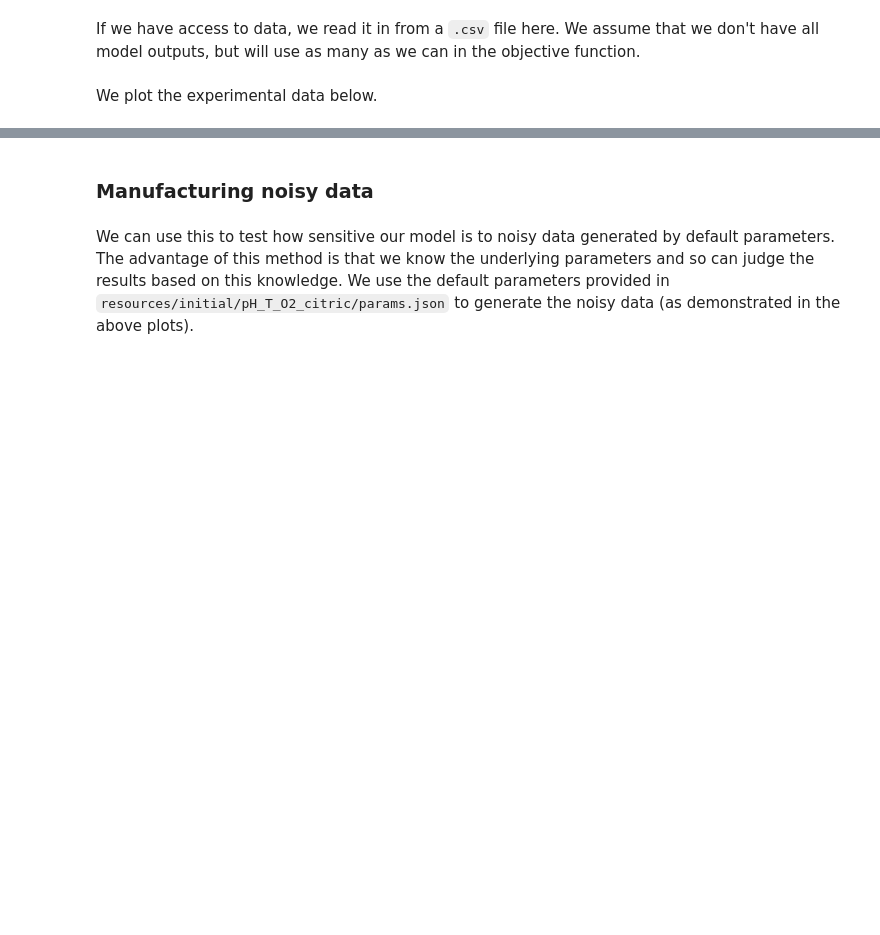
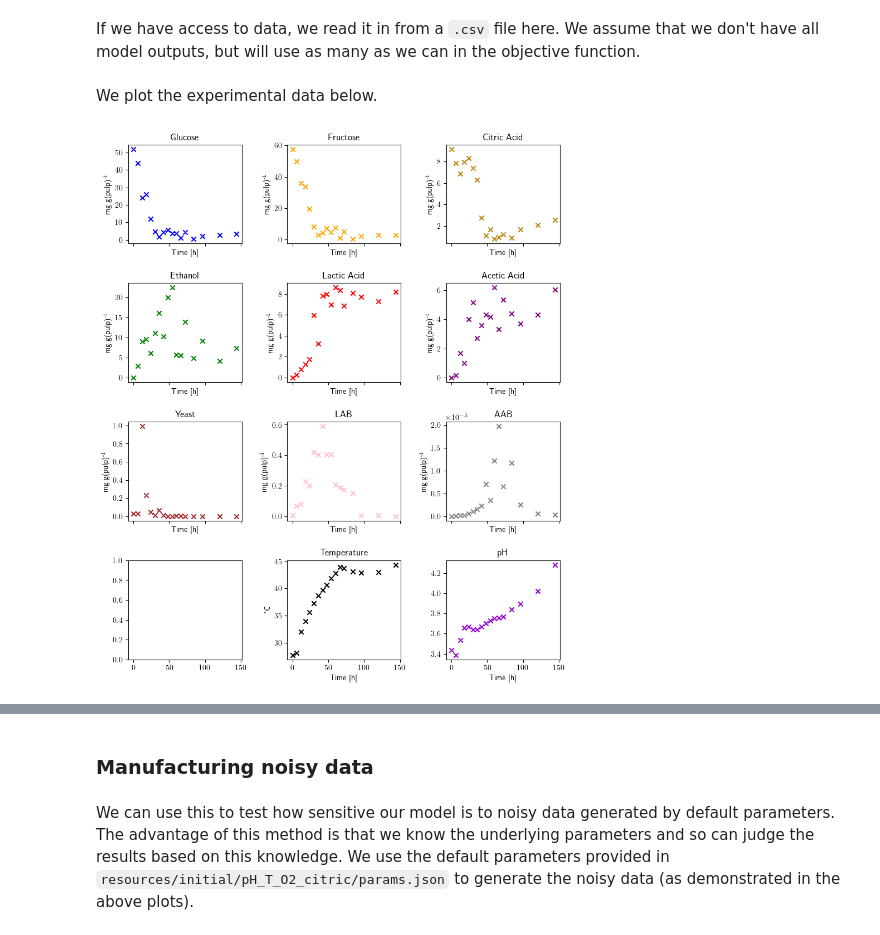
Before and after one commit to mghosh00/FermentingCocoa, a Jupyter notebook: fermenting_cocoa/scripts/sensitivity_analysis/sensitivity.ipynb, the cells around one changed output, grey strips where cells are left out. Drawn from its saved outputs; the diff is of its cells as text; code cells hidden in the pictures; blank space fills up the shorter version.

```diff
--- a/fermenting_cocoa/scripts/sensitivity_analysis/sensitivity.ipynb
+++ b/fermenting_cocoa/scripts/sensitivity_analysis/sensitivity.ipynb
@@ -169,11 +202,14 @@ plot_all_profiles(times, default_params_df, colours, short_labels, labels, scale
 # %% [markdown]
 If we have access to data, we read it in from a `.csv` file here. We assume that we don't have all model outputs, but will use as many as we can in the objective function.
 # %%
-data_name = "data"
+data_name = "camu_2007_data"
 experimental_data_df = pd.read_csv(f"{res_dir}/experimental_data/{data_name}.csv")
-times_rec = experimental_data_df["Time"]
+times_rec = experimental_data_df["Time"].to_numpy()
 # %% [markdown]
 We plot the experimental data below.
 # %%
-fig, axs = plot_all_profiles(times_rec, experimental_data_df, colours, short_labels, labels, scales, T_e[times_rec])
-fig.savefig(f"{res_dir}/experimental_data/{time_traces}.png")
+fig, axs = plot_all_profiles(times_rec, experimental_data_df, colours, short_labels, labels, scales, experimental_data_df["T_ext"],
+                             _style="scatter")
+fig.savefig(f"{res_dir}/experimental_data/time_traces.png")
+# %% [output]
+[figure, added]
```
Also changed, not shown: parts of 36 cells of this notebook, 9 other files.
